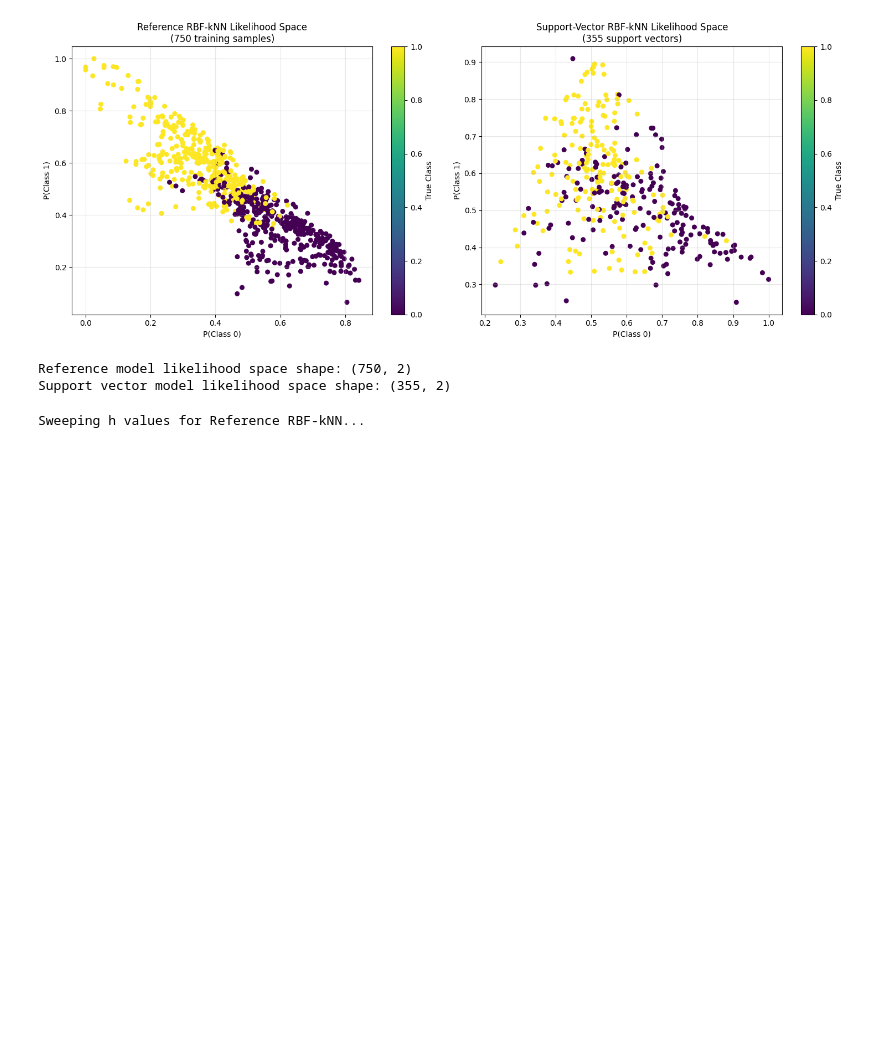
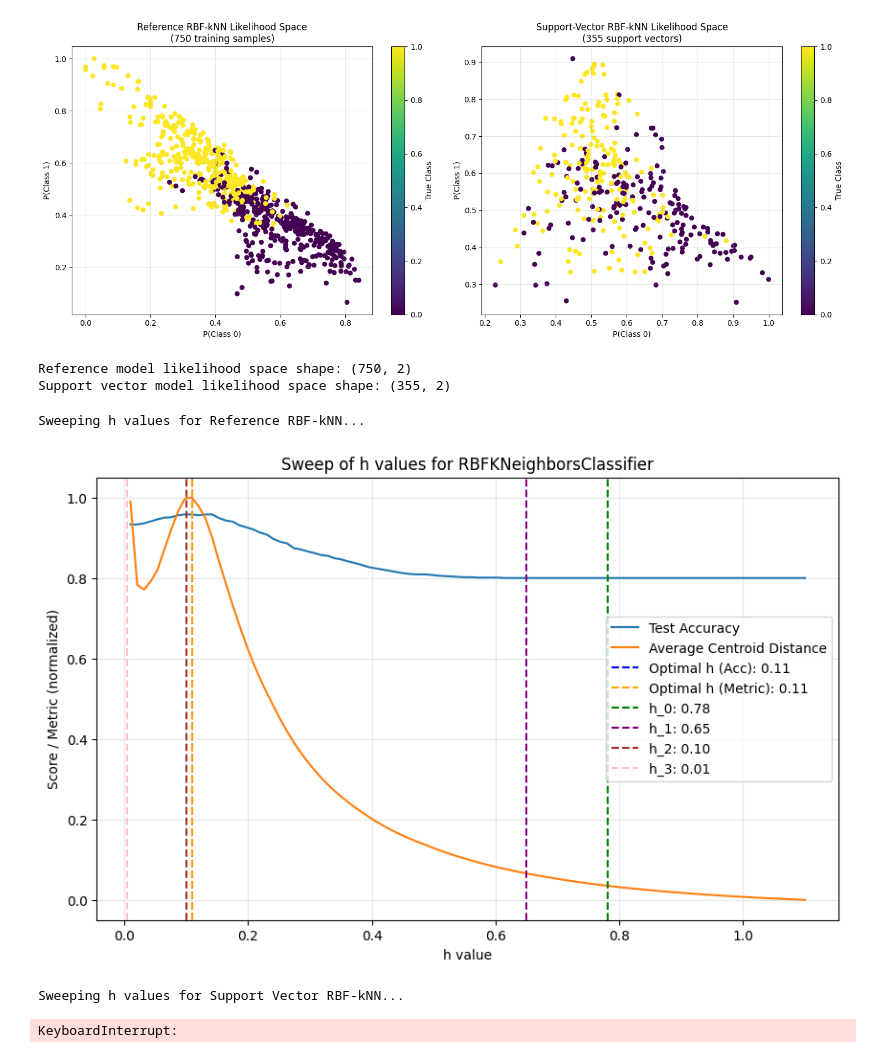
Before and after one commit to eduardo-ufmg/semana-conhecimento, a Jupyter notebook: knn.ipynb, the cells around one changed output. Drawn from its saved outputs; the diff is of its cells as text; code cells hidden in the pictures; blank space fills up the shorter version.

```diff
--- a/knn.ipynb
+++ b/knn.ipynb
@@ -923,11 +938,14 @@ def centroid_distance(Q, y):
 
     return Dm, dist_avg, dist_std
 # %%
-def avg_centroid_distance(Q, y):
+def avg_centroid_distance(Q, y, _):
     """Compute the average centroid distance in likelihood space"""
     _, dist_avg, _ = centroid_distance(Q, y)
     return dist_avg
 
 test_likelihood_metric(avg_centroid_distance, metric_name='Average Centroid Distance')
 # %% [output]
 Sweeping h values for Reference RBF-kNN...
+[figure, added]
+Sweeping h values for Support Vector RBF-kNN...
+KeyboardInterrupt:
```
Also changed, not shown: parts of 14 cells of this notebook.
